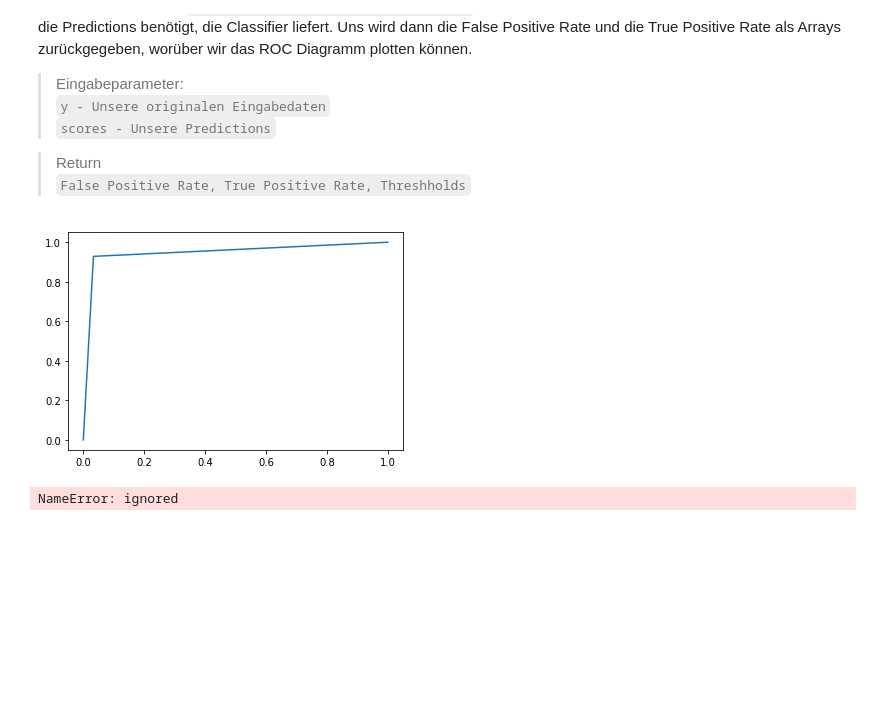
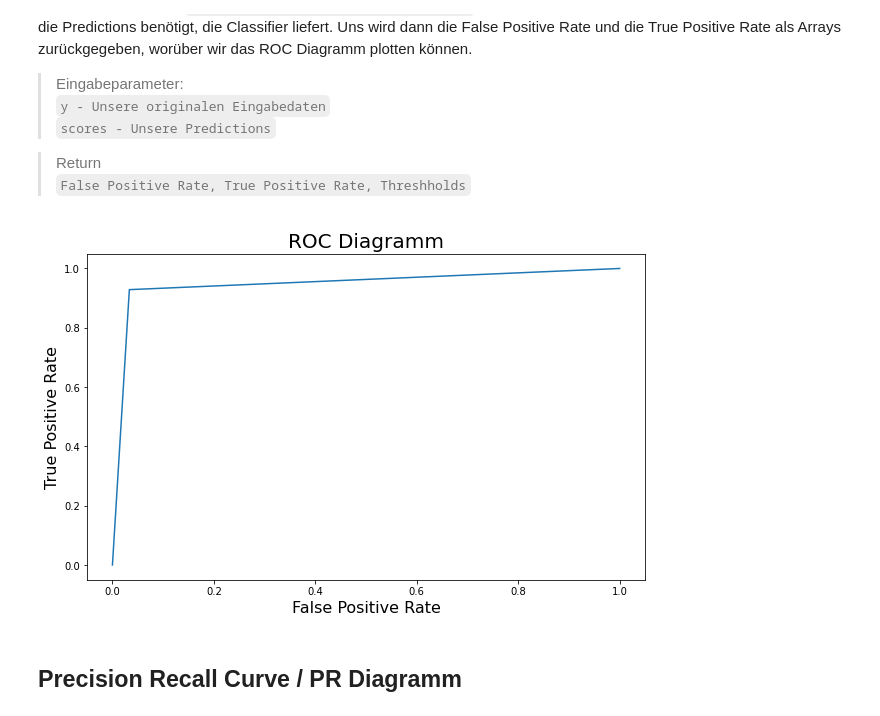
Before and after one commit to lvlanson/data_mining, a Jupyter notebook: Praktikum_7_Aufgabe_2.ipynb, the cells around one changed output. Drawn from its saved outputs; the diff is of its cells as text; code cells hidden in the pictures; blank space fills up the shorter version.

```diff
--- a/Praktikum_7_Aufgabe_2.ipynb
+++ b/Praktikum_7_Aufgabe_2.ipynb
@@ -276,24 +276,21 @@ Um mit der Bibliothek `sklearn.metrics.roc_curve(y, scores)` das Diagramm erstel
 # %%
 from sklearn.metrics import roc_curve
 import matplotlib.pyplot as plt
 
 # Confusionmatrix erzeugen
 cm = confusion_matrix(y, y_pred).ravel()
 
 # ROC Curve Parameter erzeugen
 fpr, tpr, thr = roc_curve(y, y_pred)
 
+# Plott konfigurieren
+plt.figure(figsize=(10,6))
+plt.title("ROC Diagramm", fontsize=20)
+plt.xlabel("False Positive Rate", fontsize=16)
+plt.ylabel("True Positive Rate", fontsize=16)
+
 _ = plt.plot(fpr, tpr)
 # %% [output]
-[figure, old version]
+[figure, new version]
-# %%
-from sklearn.metrics import precision_recall_fscore_support
-
-precision_recall_fscore_support(y, y_pred, average="binary")
-
-plt.figure(figsize=(12, 9))
-sn.set(font_scale=1.5)
-
-_ = sn.heatmap(cm_norm, annot=True, fmt="g", cmap="Blues", xticklabels=["Positive", "Negative"], yticklabels=["True", "False"])
-# %% [output]
-NameError: ignored
+# %% [markdown]
+## Precision Recall Curve / PR Diagramm
```
Also changed, not shown: parts of 1 cell of this notebook.
